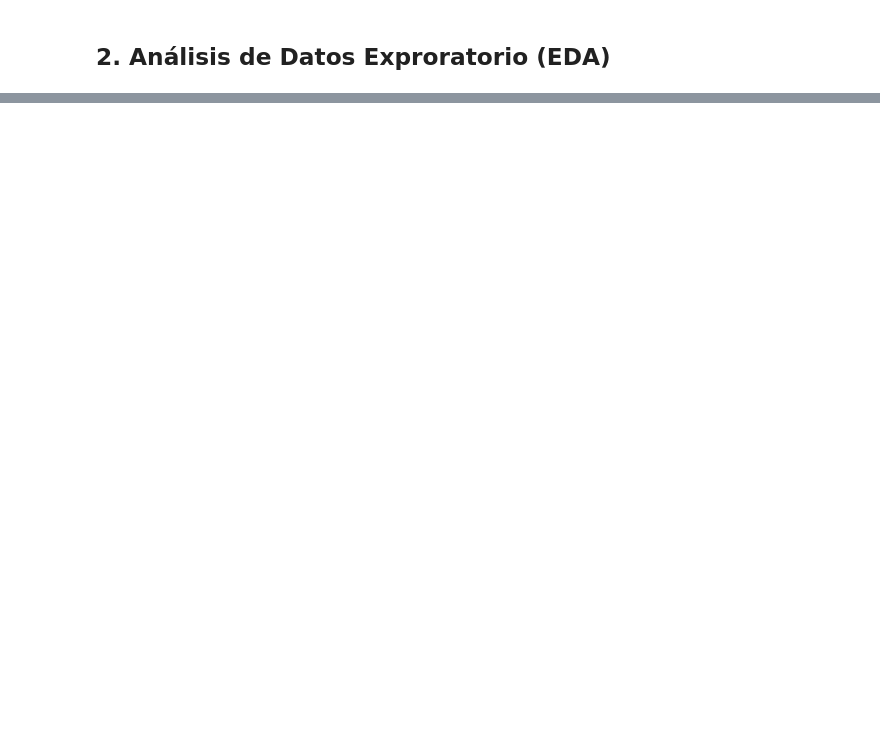
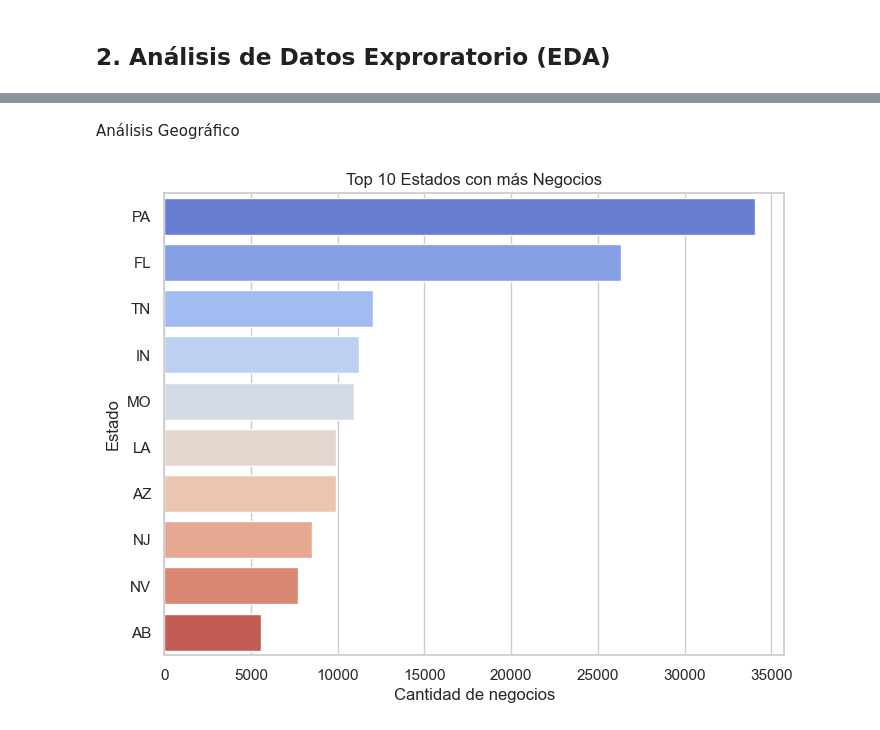
Before and after one commit to JossySharry/Proyecto_Yelp_GoogleMaps, a Jupyter notebook: Sprint_1/ETL_EDA_Yelp.ipynb, the cells around one changed output, grey strips where cells are left out. Cells and saved outputs as stored; diff of their text form; code cells hidden in the pictures; blank space fills up the shorter version.

```diff
--- a/Sprint_1/ETL_EDA_Yelp.ipynb
+++ b/Sprint_1/ETL_EDA_Yelp.ipynb
@@ -28,0 +182,15 @@ warnings.filterwarnings("ignore")
+# %% [markdown]
+Análisis Geográfico
+# %%
+# Distribución de negocios por estado
+state_counts = df_business["state"].value_counts().head(10)
+
+# Visualizar distribución por estado
+plt.figure(figsize=(8, 6))
+sns.barplot(x=state_counts.values, y=state_counts.index, palette="coolwarm")
+plt.title("Top 10 Estados con más Negocios")
+plt.xlabel("Cantidad de negocios")
+plt.ylabel("Estado")
+plt.show()
+# %% [output]
+[figure, added]
```
Also changed, not shown: parts of 32 cells of this notebook.
